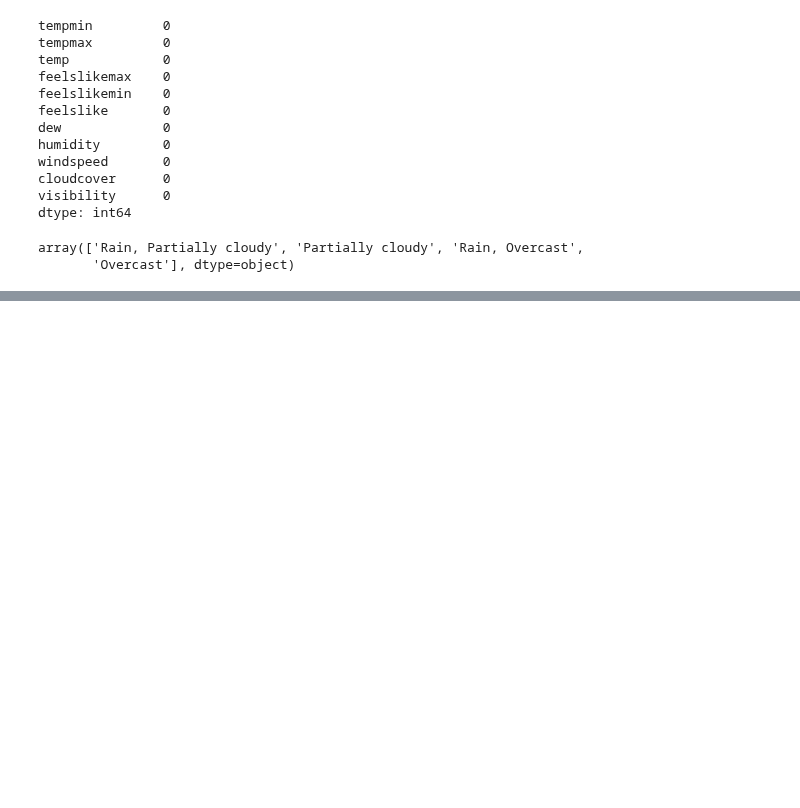
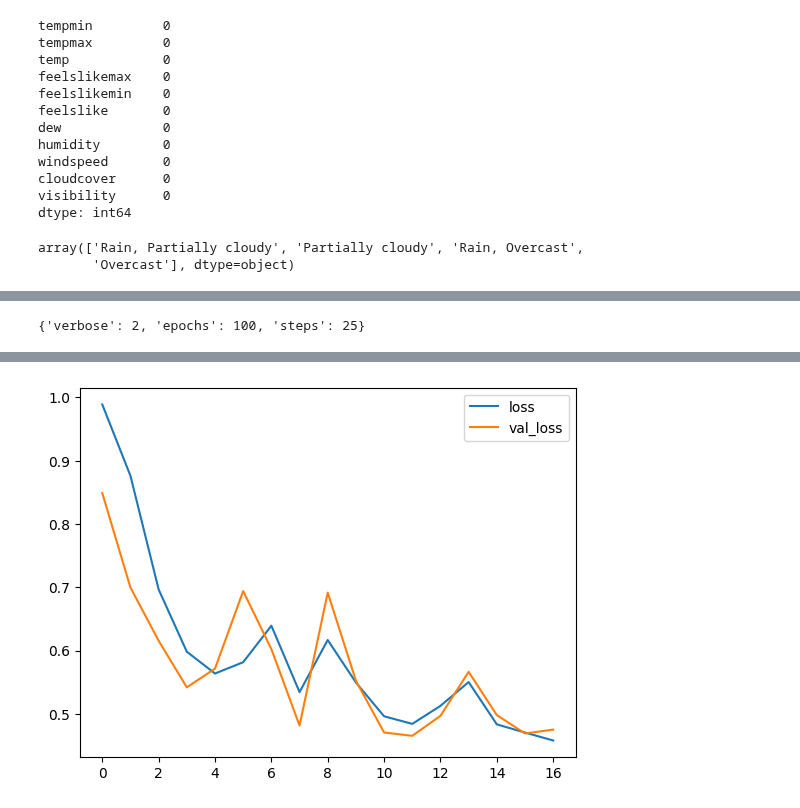
Before and after one commit to alaricespina/Thesis-Repository, a Jupyter notebook: ActualData.ipynb, the cells around one changed output, grey strips where cells are left out. Cells and saved outputs as stored; diff of their text form; code cells hidden in the pictures; blank space fills up the shorter version.

```diff
--- a/ActualData.ipynb
+++ b/ActualData.ipynb
@@ -101,0 +95,3 @@ A
+# %%
+Y = Y.conditions.to_list()
+Y
@@ -101,0 +116,8 @@ A
+# %%
+X_train, X_test, Y_train, Y_test = train_test_split(X, Y, test_size=0.2, random_state=0)
+Le = LabelEncoder()
+Le.fit(Y_train)
+y_train_encoded = Le.transform(Y_train)
+y_test_encoded = Le.transform(Y_test)
+x_train_encoded = X_train.to_numpy()
+x_test_encoded = X_test.to_numpy()
@@ -101,0 +147,27 @@ A
+# %%
+ann_model = Sequential(
+    [
+        Flatten(input_shape=[11]),
+        Dense(512, activation=activations.relu),
+        Dense(512, activation="sigmoid"),
+        Dense(512, activation="sigmoid"),
+        Dense(512, activation="sigmoid"),
+        Dense(4)
+    ]
+)
+
+loss_function = keras.losses.SparseCategoricalCrossentropy(from_logits=True)
+optimizer_function = keras.optimizers.Adam(learning_rate=0.001)
+metrics = ["accuracy"]
+
+ann_model.compile(loss=loss_function, optimizer=optimizer_function, metrics=metrics)
+
+batch_size = 512
+epochs = 100
+
+history = ann_model.fit(x_train_encoded, y_train_encoded,
+              #batch_size=batch_size,
+              epochs=epochs,
+              validation_data = (x_test_encoded, y_test_encoded),
+              callbacks = [model_checkpoint_function],
+              shuffle=True, verbose=2)
@@ -101,0 +192,11 @@ A
+# %%
+history.params
+# %% [output]
+{'verbose': 2, 'epochs': 100, 'steps': 25}
+# %%
+history_df = pd.DataFrame(history.history)
+history_df.loc[0:, ['loss', 'val_loss']].plot()
+print(("Minimum Validation Loss: {:0.4f}").format(history_df['val_loss'].min()))
+
+plt.show()
+# %% [output]
@@ -101,0 +204 @@ A
+[figure, added]
```
Also changed, not shown: parts of 13 cells of this notebook, 13 other files.
